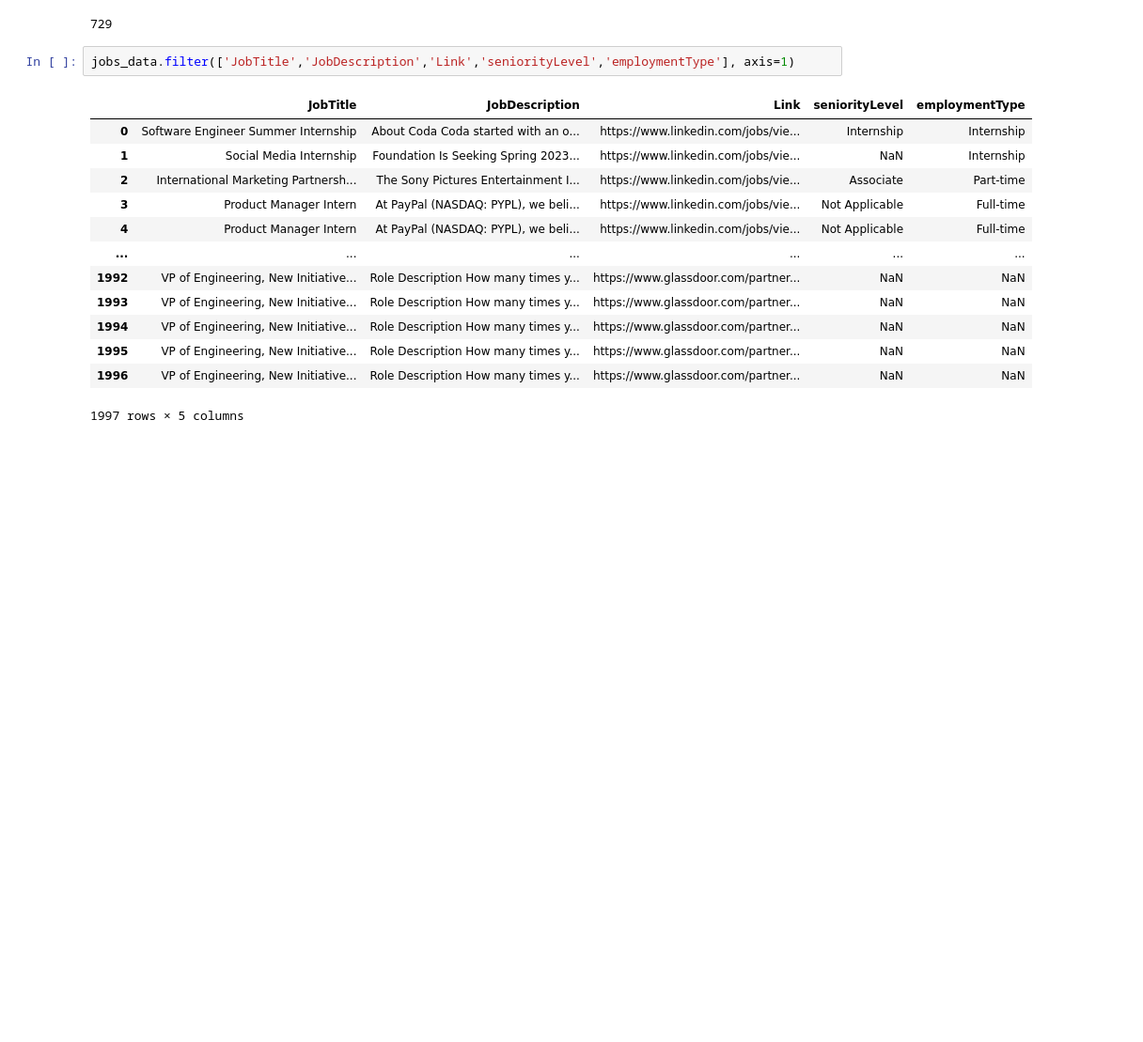
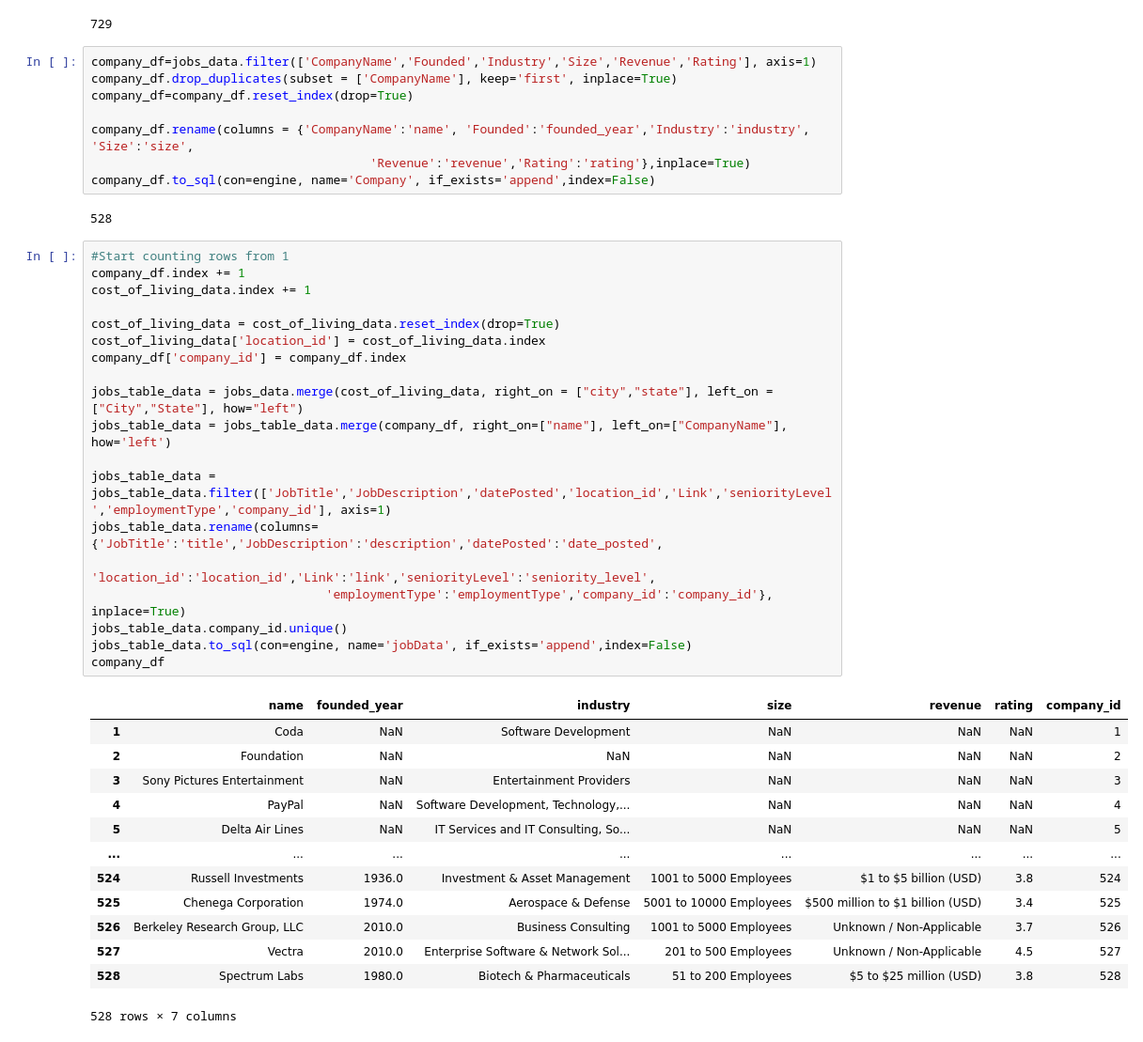
Before and after one commit to aiskunks/Jobs_Database, a Jupyter notebook: Artificial_Intelligence/JobsBot/Data Cleaning/Data_cleaning.ipynb, the cells around one changed output. Shown at 94% size. Cells and saved outputs as stored; diff of their text form; blank space fills up the shorter version.

Commit message:
Updated cleaning bot to load data to database

```diff
--- a/Artificial_Intelligence/JobsBot/Data Cleaning/Data_cleaning.ipynb
+++ b/Artificial_Intelligence/JobsBot/Data Cleaning/Data_cleaning.ipynb
@@ -595,19 +595,46 @@ location_df.State.unique()
 cost_of_living_data.to_sql(con=engine, name='location', if_exists='append',index=False)
 # %% [output]
 729
-# %%
-jobs_data.filter(['JobTitle','JobDescription','Link','seniorityLevel','employmentType'], axis=1)
-# %% [output]
-|  | JobTitle | JobDescription | Link | seniorityLevel | employmentType |
-| 0 | Software Engineer Summer Internship | About Coda Coda started with an o... | https://www.linkedin.com/jobs/vie... | Internship | Internship |
-| 1 | Social Media Internship | Foundation Is Seeking Spring 2023... | https://www.linkedin.com/jobs/vie... | NaN | Internship |
-| 2 | International Marketing Partnersh... | The Sony Pictures Entertainment I... | https://www.linkedin.com/jobs/vie... | Associate | Part-time |
-| 3 | Product Manager Intern | At PayPal (NASDAQ: PYPL), we beli... | https://www.linkedin.com/jobs/vie... | Not Applicable | Full-time |
-| 4 | Product Manager Intern | At PayPal (NASDAQ: PYPL), we beli... | https://www.linkedin.com/jobs/vie... | Not Applicable | Full-time |
-| ... | ... | ... | ... | ... | ... |
-| 1992 | VP of Engineering, New Initiative... | Role Description How many times y... | https://www.glassdoor.com/partner... | NaN | NaN |
-| 1993 | VP of Engineering, New Initiative... | Role Description How many times y... | https://www.glassdoor.com/partner... | NaN | NaN |
-| 1994 | VP of Engineering, New Initiative... | Role Description How many times y... | https://www.glassdoor.com/partner... | NaN | NaN |
-| 1995 | VP of Engineering, New Initiative... | Role Description How many times y... | https://www.glassdoor.com/partner... | NaN | NaN |
-| 1996 | VP of Engineering, New Initiative... | Role Description How many times y... | https://www.glassdoor.com/partner... | NaN | NaN |
-1997 rows × 5 columns
+# %%
+company_df=jobs_data.filter(['CompanyName','Founded','Industry','Size','Revenue','Rating'], axis=1)
+company_df.drop_duplicates(subset = ['CompanyName'], keep='first', inplace=True)
+company_df=company_df.reset_index(drop=True)
+
+company_df.rename(columns = {'CompanyName':'name', 'Founded':'founded_year','Industry':'industry', 'Size':'size',
+                                      'Revenue':'revenue','Rating':'rating'},inplace=True)
+company_df.to_sql(con=engine, name='Company', if_exists='append',index=False)
+# %% [output]
+528
+# %%
+#Start counting rows from 1
+company_df.index += 1
+cost_of_living_data.index += 1
+
+cost_of_living_data = cost_of_living_data.reset_index(drop=True)
+cost_of_living_data['location_id'] = cost_of_living_data.index
+company_df['company_id'] = company_df.index
+
+jobs_table_data = jobs_data.merge(cost_of_living_data, right_on = ["city","state"], left_on = ["City","State"], how="left")
+jobs_table_data = jobs_table_data.merge(company_df, right_on=["name"], left_on=["CompanyName"], how='left')
+
+jobs_table_data = jobs_table_data.filter(['JobTitle','JobDescription','datePosted','location_id','Link','seniorityLevel','employmentType','company_id'], axis=1)
+jobs_table_data.rename(columns={'JobTitle':'title','JobDescription':'description','datePosted':'date_posted',
+                                'location_id':'location_id','Link':'link','seniorityLevel':'seniority_level',
+                                'employmentType':'employmentType','company_id':'company_id'}, inplace=True)
+jobs_table_data.company_id.unique()
+jobs_table_data.to_sql(con=engine, name='jobData', if_exists='append',index=False)
+company_df
+# %% [output]
+|  | name | founded_year | industry | size | revenue | rating | company_id |
+| 1 | Coda | NaN | Software Development | NaN | NaN | NaN | 1 |
+| 2 | Foundation | NaN | NaN | NaN | NaN | NaN | 2 |
+| 3 | Sony Pictures Entertainment | NaN | Entertainment Providers | NaN | NaN | NaN | 3 |
+| 4 | PayPal | NaN | Software Development, Technology,... | NaN | NaN | NaN | 4 |
+| 5 | Delta Air Lines | NaN | IT Services and IT Consulting, So... | NaN | NaN | NaN | 5 |
+| ... | ... | ... | ... | ... | ... | ... | ... |
+| 524 | Russell Investments | 1936.0 | Investment & Asset Management | 1001 to 5000 Employees | $1 to $5 billion (USD) | 3.8 | 524 |
+| 525 | Chenega Corporation | 1974.0 | Aerospace & Defense | 5001 to 10000 Employees | $500 million to $1 billion (USD) | 3.4 | 525 |
+| 526 | Berkeley Research Group, LLC | 2010.0 | Business Consulting | 1001 to 5000 Employees | Unknown / Non-Applicable | 3.7 | 526 |
+| 527 | Vectra | 2010.0 | Enterprise Software & Network Sol... | 201 to 500 Employees | Unknown / Non-Applicable | 4.5 | 527 |
+| 528 | Spectrum Labs | 1980.0 | Biotech & Pharmaceuticals | 51 to 200 Employees | $5 to $25 million (USD) | 3.8 | 528 |
+528 rows × 7 columns
```
Also changed, not shown: parts of 6 cells of this notebook, 3 other files.
